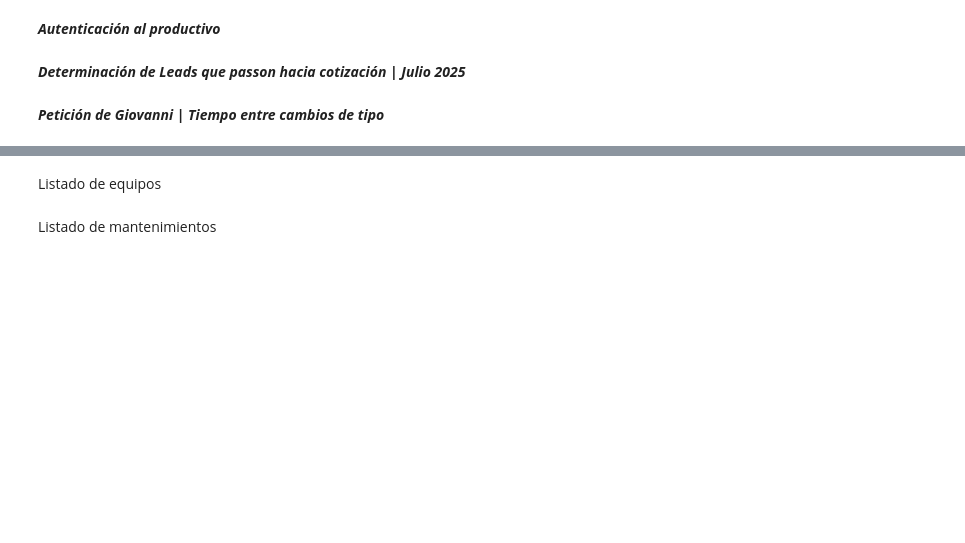
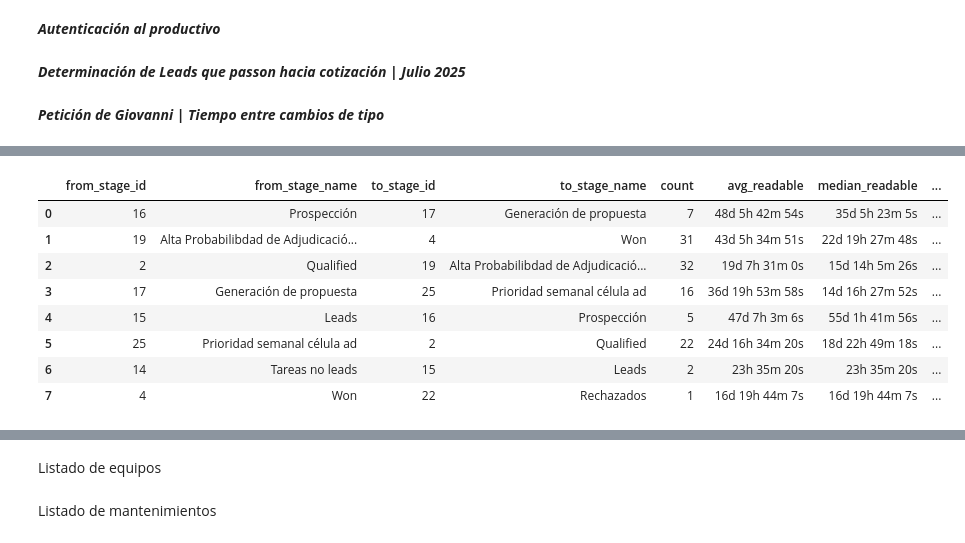
Before and after one commit to dcuerowe/odoo_con_mantenciones, a Jupyter notebook: libro_pruebas.ipynb, the cells around one changed output, grey strips where cells are left out. Saved outputs shown, nothing was run; the diff lists cells and outputs as text; code cells hidden in the pictures; blank space fills up the shorter version.

Commit message:
Consulta para el tiempo medio entre cambios de estados en leads

```diff
--- a/libro_pruebas.ipynb
+++ b/libro_pruebas.ipynb
@@ -1232,10 +1232,7 @@ DATE_FROM = "2024-01-01"
 
 
 
-
-# -----------------------
 # 1. Cargar nombres de etapas
-# -----------------------
 stages_names = {}
 for i in STAGE_IDS:
     stage = models.execute_kw(
@@ -1282,13 +1279,6 @@ if len(sub_dom) == 2:
 else:
     domain = domain + sub_dom
 
-print("Dominio construido:", domain)
-
-
-
-
-# stages = call_kw("crm.stage", "read", [STAGE_IDS], fields=["id", "name"])
-# print("Etapas cargadas:", stages_names)
 
 # 5. Buscar tracking ids (puede ser grande)
 tracking_ids = models.execute_kw(
@@ -1297,7 +1287,6 @@ tracking_ids = models.execute_kw(
     [domain],
     {"limit": 0}
 )
-print(f"Tracking encontrados: {len(tracking_ids)}")
 # 6) Leer información relevante de tracking: mail_message_id, new_value_integer, new_value_char, old_value_integer, old_value_char
 if tracking_ids:
     vals = models.execute_kw(
@@ -1408,4 +1397,42 @@ for lead_id, stage_map in lead_first_entry.items():
                     "author_from": stage_map[a]["author"],
                     "author_to": stage_map[b]["author"],
                 })
+# 11) Resumen estadístico por par
+summary_rows = []
+for (a,b), deltas in from_stage_to_deltas.items():
+    cnt = len(deltas)
+    avg_sec = sum(deltas) / cnt if cnt else None
+    med_sec = statistics.median(deltas) if cnt else None
+    max_sec = max(deltas) if cnt else None
+    # min_sec = min(deltas) if cnt else None
+    # readable
+    def sec_to_readable(s):
+        if s is None:
+            return None
+        s = int(round(s))
+        days, rem = divmod(s, 86400)
+        hours, rem = divmod(rem, 3600)
+        minutes, seconds = divmod(rem, 60)
+        pieces = []
+        if days: pieces.append(f"{days}d")
+        if hours: pieces.append(f"{hours}h")
+        if minutes: pieces.append(f"{minutes}m")
+        pieces.append(f"{seconds}s")
+        return " ".join(pieces)
+    summary_rows.append({
+        "from_stage_id": a,
+        "from_stage_name": stages_names.get(a, str(a)),
+        "to_stage_id": b,
+        "to_stage_name": stages_names.get(b, str(b)),
+        "count": cnt,
+        "avg_readable": sec_to_readable(avg_sec),
+        "median_readable": sec_to_readable(med_sec),
+        "max_readable": sec_to_readable(max_sec),
+        # "min_readable": sec_to_readable(min_sec),
+    })
+
+# 12) Mostrar resumen
+print("\n=== Resumen tiempos de transición ===")
+df_summary = pd.DataFrame(summary_rows)
+display(df_summary)
 # %% [output]
@@ -1412,0 +1440,9 @@ Dominio construido: [('field', '=', 13049), ('mail_message_id.model', '=', 'crm.
+|  | from_stage_id | from_stage_name | to_stage_id | to_stage_name | count | avg_readable | median_readable | ... |
+| 0 | 16 | Prospección | 17 | Generación de propuesta | 7 | 48d 5h 42m 54s | 35d 5h 23m 5s | ... |
+| 1 | 19 | Alta Probabilibdad de Adjudicació... | 4 | Won | 31 | 43d 5h 34m 51s | 22d 19h 27m 48s | ... |
+| 2 | 2 | Qualified | 19 | Alta Probabilibdad de Adjudicació... | 32 | 19d 7h 31m 0s | 15d 14h 5m 26s | ... |
+| 3 | 17 | Generación de propuesta | 25 | Prioridad semanal célula ad | 16 | 36d 19h 53m 58s | 14d 16h 27m 52s | ... |
+| 4 | 15 | Leads | 16 | Prospección | 5 | 47d 7h 3m 6s | 55d 1h 41m 56s | ... |
+| 5 | 25 | Prioridad semanal célula ad | 2 | Qualified | 22 | 24d 16h 34m 20s | 18d 22h 49m 18s | ... |
+| 6 | 14 | Tareas no leads | 15 | Leads | 2 | 23h 35m 20s | 23h 35m 20s | ... |
+| 7 | 4 | Won | 22 | Rechazados | 1 | 16d 19h 44m 7s | 16d 19h 44m 7s | ... |
```
Also changed, not shown: parts of 3 cells of this notebook.
